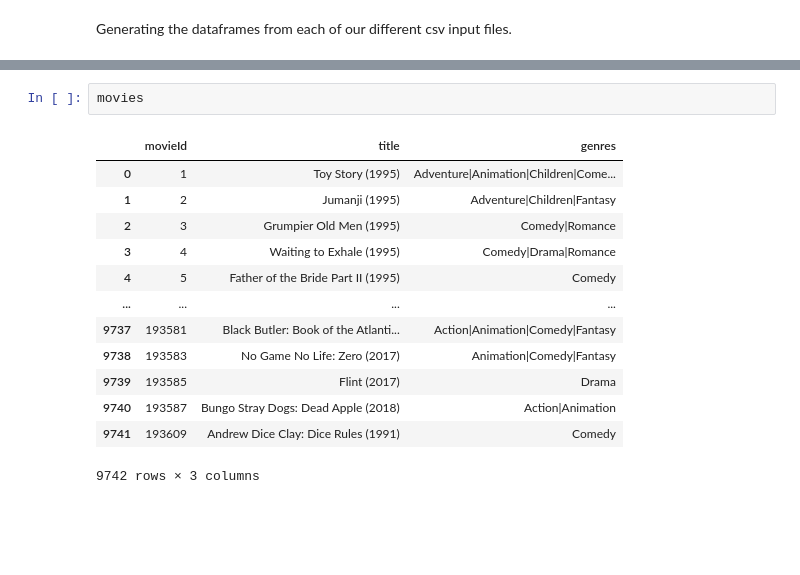
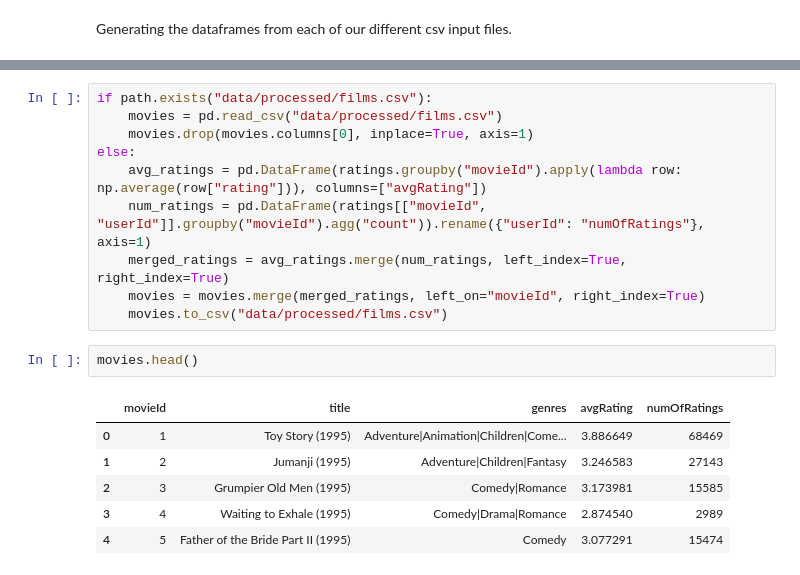
Before and after one commit to Cbeeb121/WeekendMovieTripDS, a Jupyter notebook: Clusters.ipynb, the cells around one changed output, grey strips where cells are left out. Drawn from its saved outputs; the diff is of its cells as text; blank space fills up the shorter version.

Commit message:
adding processed data sets and finalizing clusters notebook

```diff
--- a/Clusters.ipynb
+++ b/Clusters.ipynb
@@ -38,16 +91,19 @@ links
+# %%
+if path.exists("data/processed/films.csv"):
+    movies = pd.read_csv("data/processed/films.csv")
+    movies.drop(movies.columns[0], inplace=True, axis=1)
+else:
+    avg_ratings = pd.DataFrame(ratings.groupby("movieId").apply(lambda row: np.average(row["rating"])), columns=["avgRating"])
+    num_ratings = pd.DataFrame(ratings[["movieId", "userId"]].groupby("movieId").agg("count")).rename({"userId": "numOfRatings"}, axis=1)
+    merged_ratings = avg_ratings.merge(num_ratings, left_index=True, right_index=True)
+    movies = movies.merge(merged_ratings, left_on="movieId", right_index=True)
+    movies.to_csv("data/processed/films.csv")
 # %%
-movies
+movies.head()
 # %% [output]
-|  | movieId | title | genres |
-| 0 | 1 | Toy Story (1995) | Adventure|Animation|Children|Come... |
-| 1 | 2 | Jumanji (1995) | Adventure|Children|Fantasy |
-| 2 | 3 | Grumpier Old Men (1995) | Comedy|Romance |
-| 3 | 4 | Waiting to Exhale (1995) | Comedy|Drama|Romance |
-| 4 | 5 | Father of the Bride Part II (1995) | Comedy |
-| ... | ... | ... | ... |
-| 9737 | 193581 | Black Butler: Book of the Atlanti... | Action|Animation|Comedy|Fantasy |
-| 9738 | 193583 | No Game No Life: Zero (2017) | Animation|Comedy|Fantasy |
-| 9739 | 193585 | Flint (2017) | Drama |
-| 9740 | 193587 | Bungo Stray Dogs: Dead Apple (2018) | Action|Animation |
-| 9741 | 193609 | Andrew Dice Clay: Dice Rules (1991) | Comedy |
+|  | movieId | title | genres | avgRating | numOfRatings |
+| 0 | 1 | Toy Story (1995) | Adventure|Animation|Children|Come... | 3.886649 | 68469 |
+| 1 | 2 | Jumanji (1995) | Adventure|Children|Fantasy | 3.246583 | 27143 |
+| 2 | 3 | Grumpier Old Men (1995) | Comedy|Romance | 3.173981 | 15585 |
+| 3 | 4 | Waiting to Exhale (1995) | Comedy|Drama|Romance | 2.874540 | 2989 |
+| 4 | 5 | Father of the Bride Part II (1995) | Comedy | 3.077291 | 15474 |
-9742 rows × 3 columns
```
Also changed, not shown: parts of 42 cells of this notebook, 2 other files.
